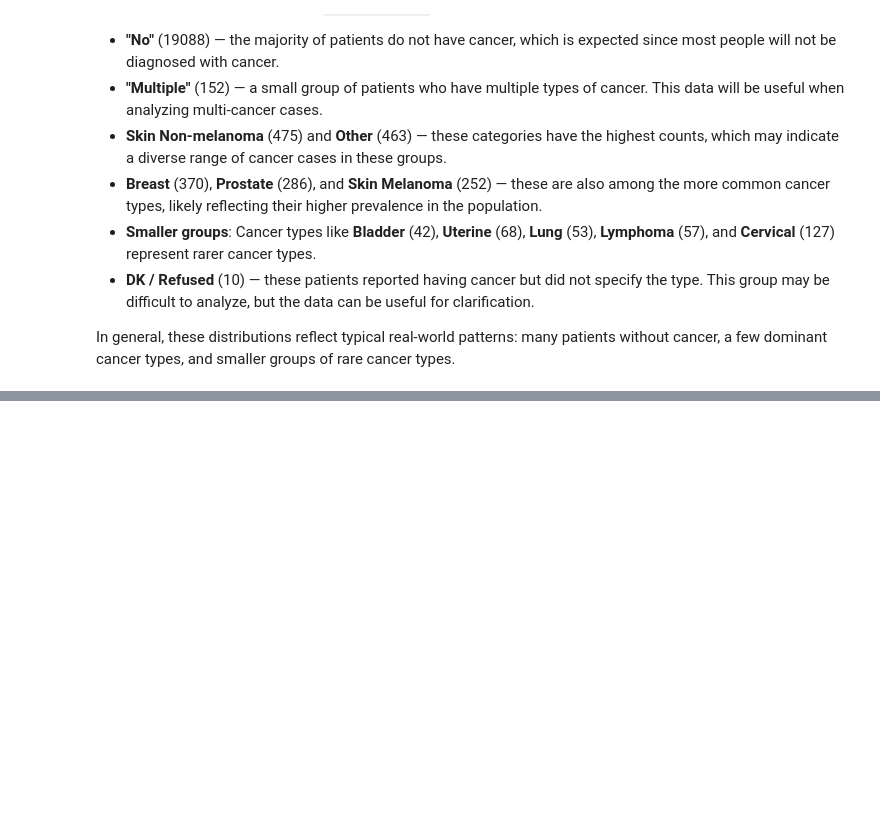
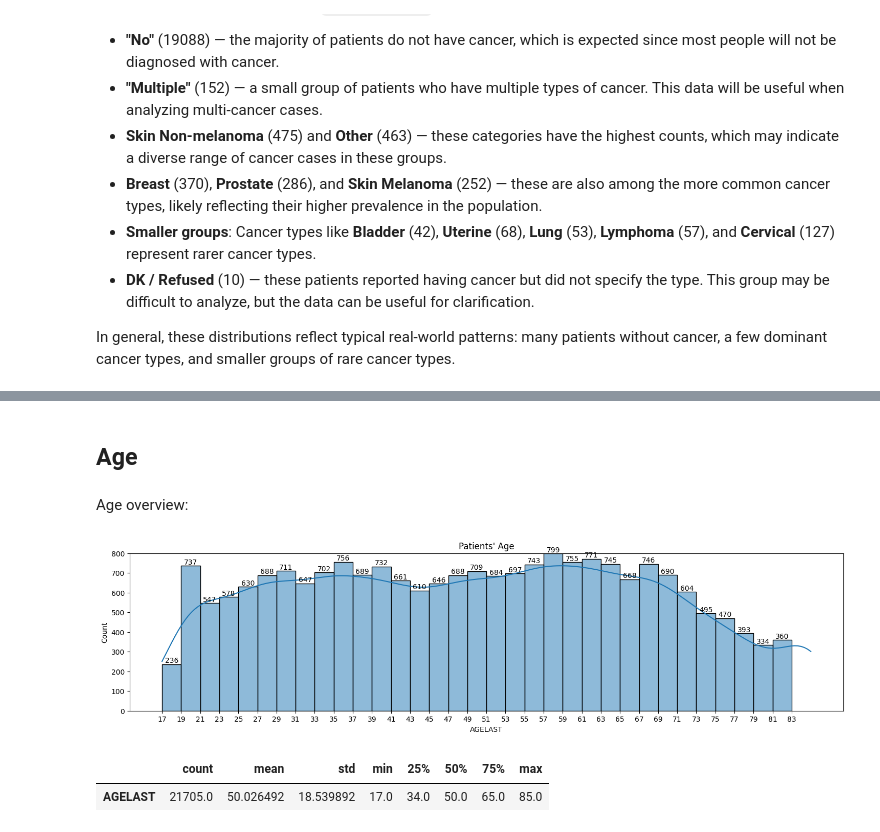
Before and after one commit to trojanskehesten/meps-cancer-analysis, a Jupyter notebook: MEPS Cancer analysis 2019.ipynb, the cells around one changed output, grey strips where cells are left out. Saved outputs shown, nothing was run; the diff lists cells and outputs as text; code cells hidden in the pictures; blank space fills up the shorter version.

```diff
--- a/MEPS Cancer analysis 2019.ipynb
+++ b/MEPS Cancer analysis 2019.ipynb
@@ -296,0 +348,20 @@ In general, these distributions reflect typical real-world patterns: many patien
+# %% [markdown]
+## Age
+# %% [markdown]
+Age overview:
+# %%
+bins = np.arange(df['AGELAST'].min(), df['AGELAST'].max(), 2)
+sf.histplot(
+    df['AGELAST'],
+    figsize=(18, 4),
+    bins=bins,
+)
+plt.title("Patients' Age")
+plt.xticks(bins);
+# %% [output]
+[figure, added]
+# %%
+df['AGELAST'].describe().to_frame().T
+# %% [output]
+|  | count | mean | std | min | 25% | 50% | 75% | max |
+| AGELAST | 21705.0 | 50.026492 | 18.539892 | 17.0 | 34.0 | 50.0 | 65.0 | 85.0 |
```
Also changed, not shown: parts of 28 cells of this notebook, 2 other files.
